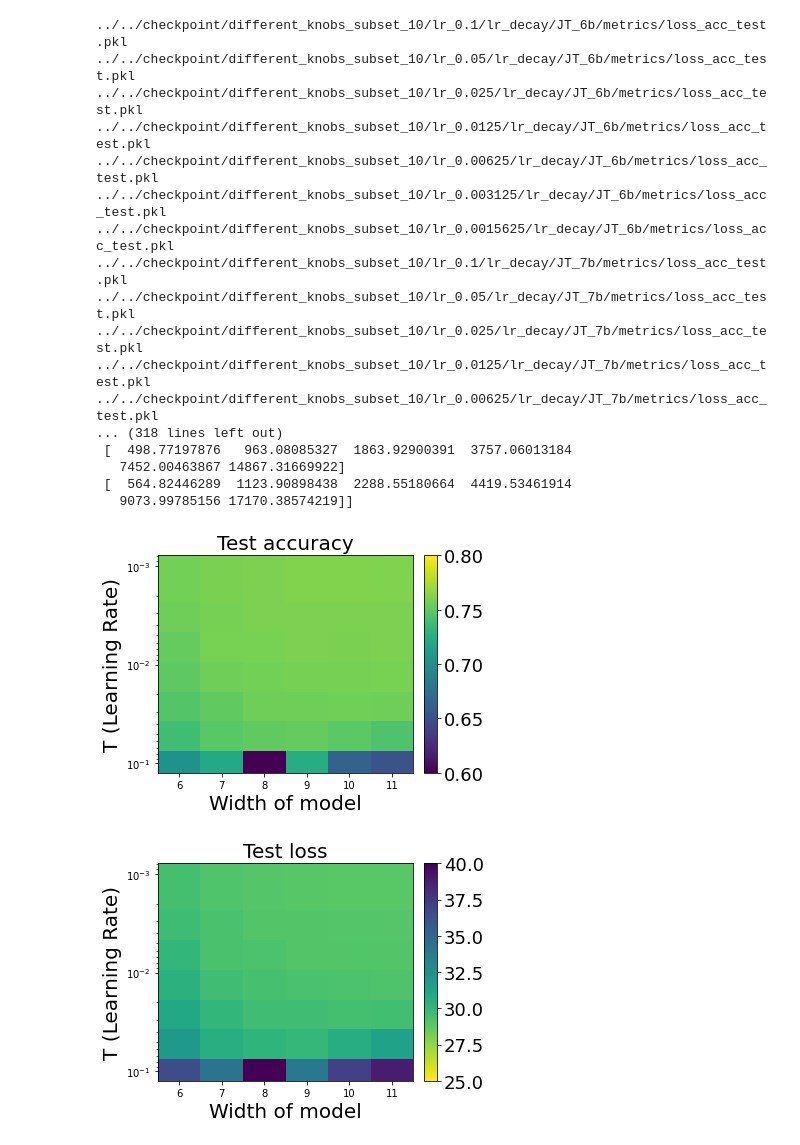
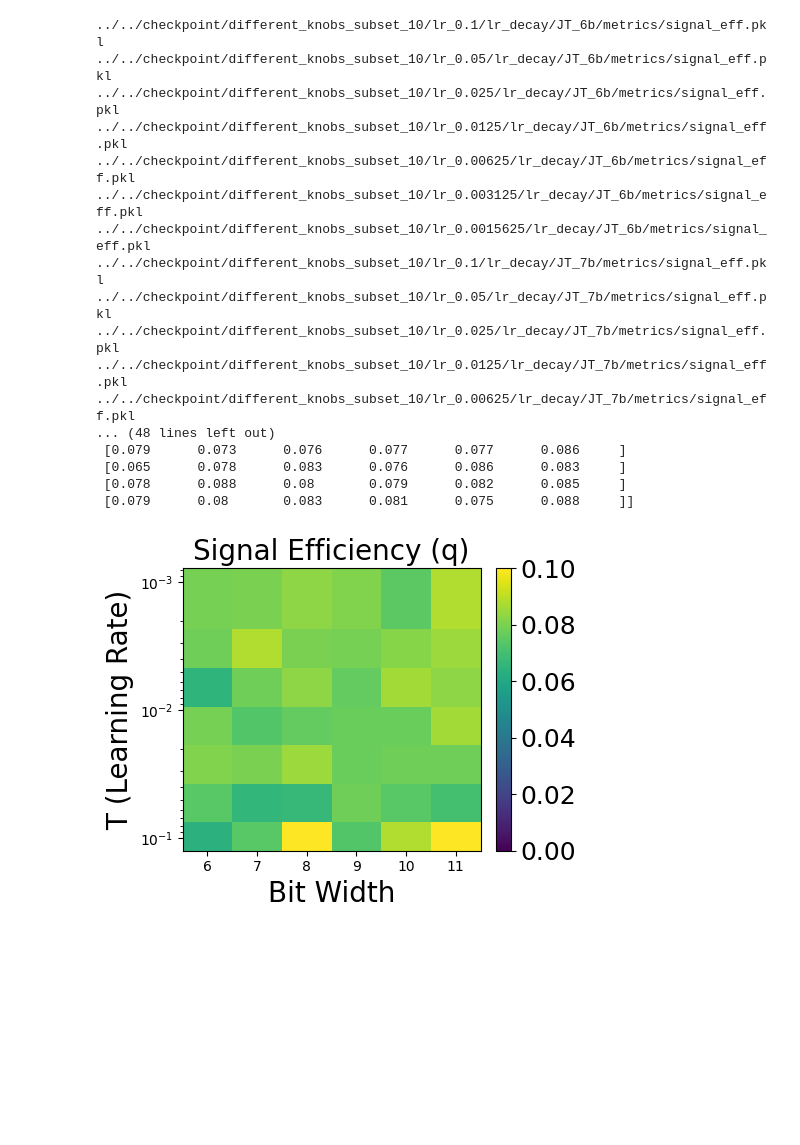
Before and after one commit to jicampos/loss_landscape_taxonomy, a Jupyter notebook: workspace/src_jet/visualization/Load_temperature_plots.ipynb, the cells around one changed output. Saved outputs shown, nothing was run; the diff lists cells and outputs as text; code cells hidden in the pictures; blank space fills up the shorter version.

Commit message:
Update load metrics with EMD, Fisher, Neural Eff, and Jacobian

```diff
--- a/workspace/src_jet/visualization/Load_temperature_plots.ipynb
+++ b/workspace/src_jet/visualization/Load_temperature_plots.ipynb
@@ -66,16 +102,27 @@ def vminmax(metric):
     elif metric == 'loss':
         vmin, vmax = 25, 40
     elif metric == 'CKA':
-        vmin, vmax = 0.3, 0.8
+        vmin, vmax = 0.7, 1
     elif metric == 'mode_connectivity':
-        vmin, vmax = -30, 30
+        vmin, vmax = -0.4, 0.4
     elif metric == 'L2':
-        vmin, vmax = 2e2, 2e4
+        vmin, vmax = 0, 20
     elif metric == 'hessian_e':
         vmin, vmax = 0, 6
     elif metric == 'hessian_t':
         vmin, vmax = 3, 8
-
+    elif metric == 'neural_eff':
+        vmin, vmax = 0, 1
+    elif metric == 'fisher':
+        vmin, vmax = 0, 0.4
+    elif metric == 'covar':
+        vmin, vmax = 0, 1
+    elif metric == 'jacobian':
+        vmin, vmax = -5, 40
+    elif metric == 'emd':
+        vmin, vmax = 0, 0.2
+    elif metric == 'signal_eff':
+        vmin, vmax = 0, 0.1
     return vmin, vmax
 # %%
 def plot_2Dphase(phase2D, x_label_list, y_label_list, metric, metric_title):
@@ -100,7 +147,7 @@ def plot_2Dphase(phase2D, x_label_list, y_label_list, metric, metric_title):
     ax.set_yscale("log")
     ax.invert_yaxis()
 
-    ax.set_xlabel('Width of model', fontsize=20)
+    ax.set_xlabel('Bit Width', fontsize=20)
     ax.set_ylabel(f'T (Learning Rate)', fontsize=20)
     ax.set_title(metric_title, fontsize=20)
 
@@ -108,50 +155,66 @@ def plot_2Dphase(phase2D, x_label_list, y_label_list, metric, metric_title):
     cax = divider.append_axes("right", size="5%", pad=0.15)
     cbar = plt.colorbar(pos, cax=cax)
     cbar.ax.tick_params(labelsize=18)
+    plt.tight_layout()
     plt.savefig(f'{metric}.png')
 # %%
 width_list = [6,7,8,9,10,11,
              ]# [6,7, #[2, 3, 4, 6, 8, 11, 16, 23, 32, 45, 64, 91, 128]
 
 bs_list = [16, 24, 32, 44, 64, 92, 128, 180, 256, 364, 512, 724, 1024]
 lr_list = [0.1, 0.05, 0.025, 0.0125, 0.00625, 0.003125, 0.0015625]
 temp_list = lr_list
 
+# metric_list = ['test_acc', 'loss', 'hessian_e', 'hessian_t', 'L2', 'CKA',
+#                'mode_connectivity', 'neural_eff', 'fisher', 'covar', 'jacobian', 'emd']
+# metric_title_list = ['Test accuracy','Test loss', 'Log Hessian eigenvalue', 'Hessian trace',
+#                     'Model distance (L2)', 'CKA similarity', 'Mode connectivity', 'Neural Efficiency' ,'Fisher Trace', 'Covariance Trace', 'Jacobian', 'EMD']
 
-metric_list = ['test_acc', 'loss', 'hessian_e', 'hessian_t', 'L2']# 'CKA', 'mode_connectivity', 'L2']
-metric_title_list = ['Test accuracy','Test loss', 'Log Hessian eigenvalue', 'Hessian trace', 'Model distance (L2)']#, 'CKA similarity' 'Mode connectivity']
+metric_list = ['signal_eff']
+metric_title_list = ['Signal Efficiency (q)']
 
 for metric, metric_title in zip(metric_list, metric_title_list):
 
     lenx = len(width_list)
     leny = len(temp_list)
     phase2D = np.zeros((leny, lenx))
 
     for j,width in enumerate(width_list):
         for i,temp in enumerate(temp_list):
             ckpt_folder = f'../../checkpoint/different_knobs_subset_10/lr_{temp}/lr_decay/JT_{width}b/'
             metric_file = get_metric_file(ckpt_folder, metric)
             phase2D[i][j] = get_metric_val(metric_file, metric)
+    if metric is 'fisher':
+        phase2D[0][2] = 0
+        scale = np.sqrt((phase2D**2).sum())
+        phase2D /= scale
+    if metric is 'covar':
+        phase2D[0][2] = 0
+        scale = np.sqrt((phase2D**2).sum())
+        phase2D /= scale
+    # if metric is 'jacobian':
+    #     phase2D[0][2] = 0
+    #     scale = np.sqrt((phase2D**2).sum())
+    #     phase2D /= scale
     print(width_list)
     print(temp_list)
     plot_2Dphase(phase2D, width_list, temp_list, metric, metric_title)
 # %% [output]
-../../checkpoint/different_knobs_subset_10/lr_0.1/lr_decay/JT_6b/metrics/loss_acc_test.pkl
-../../checkpoint/different_knobs_subset_10/lr_0.05/lr_decay/JT_6b/metrics/loss_acc_test.pkl
-../../checkpoint/different_knobs_subset_10/lr_0.025/lr_decay/JT_6b/metrics/loss_acc_test.pkl
-../../checkpoint/different_knobs_subset_10/lr_0.0125/lr_decay/JT_6b/metrics/loss_acc_test.pkl
-../../checkpoint/different_knobs_subset_10/lr_0.00625/lr_decay/JT_6b/metrics/loss_acc_test.pkl
-../../checkpoint/different_knobs_subset_10/lr_0.003125/lr_decay/JT_6b/metrics/loss_acc_test.pkl
-../../checkpoint/different_knobs_subset_10/lr_0.0015625/lr_decay/JT_6b/metrics/loss_acc_test.pkl
-../../checkpoint/different_knobs_subset_10/lr_0.1/lr_decay/JT_7b/metrics/loss_acc_test.pkl
-../../checkpoint/different_knobs_subset_10/lr_0.05/lr_decay/JT_7b/metrics/loss_acc_test.pkl
-../../checkpoint/different_knobs_subset_10/lr_0.025/lr_decay/JT_7b/metrics/loss_acc_test.pkl
-../../checkpoint/different_knobs_subset_10/lr_0.0125/lr_decay/JT_7b/metrics/loss_acc_test.pkl
-../../checkpoint/different_knobs_subset_10/lr_0.00625/lr_decay/JT_7b/metrics/loss_acc_test.pkl
-... (318 lines left out)
- [  498.77197876   963.08085327  1863.92900391  3757.06013184
-   7452.00463867 14867.31669922]
- [  564.82446289  1123.90898438  2288.55180664  4419.53461914
-   9073.99785156 17170.38574219]]
+../../checkpoint/different_knobs_subset_10/lr_0.1/lr_decay/JT_6b/metrics/signal_eff.pkl
+../../checkpoint/different_knobs_subset_10/lr_0.05/lr_decay/JT_6b/metrics/signal_eff.pkl
+../../checkpoint/different_knobs_subset_10/lr_0.025/lr_decay/JT_6b/metrics/signal_eff.pkl
+../../checkpoint/different_knobs_subset_10/lr_0.0125/lr_decay/JT_6b/metrics/signal_eff.pkl
+../../checkpoint/different_knobs_subset_10/lr_0.00625/lr_decay/JT_6b/metrics/signal_eff.pkl
+../../checkpoint/different_knobs_subset_10/lr_0.003125/lr_decay/JT_6b/metrics/signal_eff.pkl
+../../checkpoint/different_knobs_subset_10/lr_0.0015625/lr_decay/JT_6b/metrics/signal_eff.pkl
+../../checkpoint/different_knobs_subset_10/lr_0.1/lr_decay/JT_7b/metrics/signal_eff.pkl
+../../checkpoint/different_knobs_subset_10/lr_0.05/lr_decay/JT_7b/metrics/signal_eff.pkl
+../../checkpoint/different_knobs_subset_10/lr_0.025/lr_decay/JT_7b/metrics/signal_eff.pkl
+../../checkpoint/different_knobs_subset_10/lr_0.0125/lr_decay/JT_7b/metrics/signal_eff.pkl
+../../checkpoint/different_knobs_subset_10/lr_0.00625/lr_decay/JT_7b/metrics/signal_eff.pkl
+... (48 lines left out)
+ [0.079      0.073      0.076      0.077      0.077      0.086     ]
+ [0.065      0.078      0.083      0.076      0.086      0.083     ]
+ [0.078      0.088      0.08       0.079      0.082      0.085     ]
+ [0.079      0.08       0.083      0.081      0.075      0.088     ]]
-[figure, old version]
+[figure, new version]
-[figure, removed]
```
Also changed, not shown: parts of 4 cells of this notebook.
